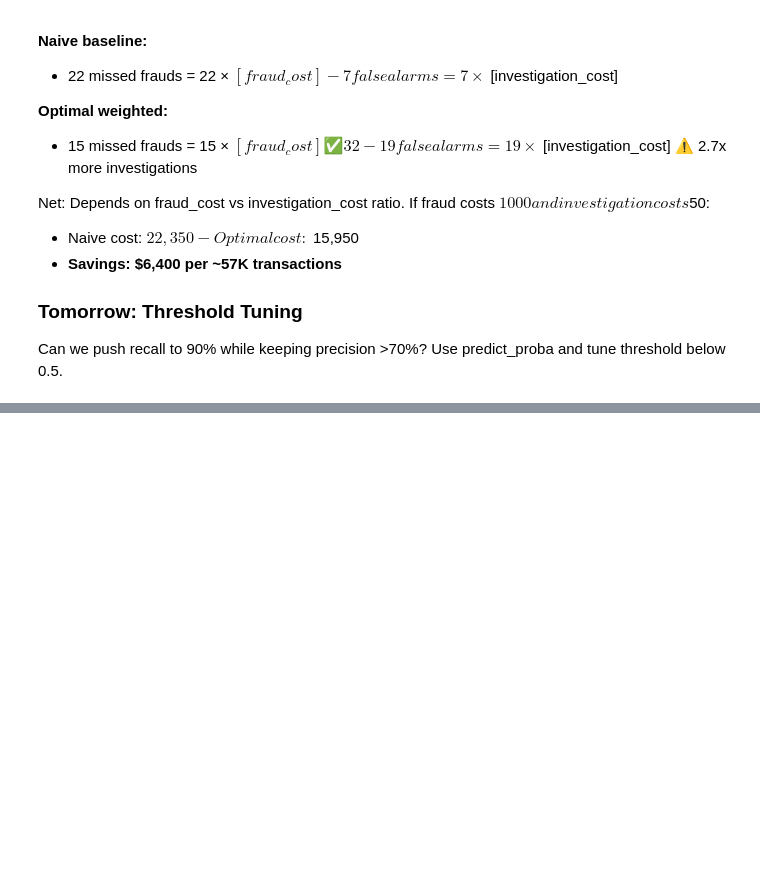
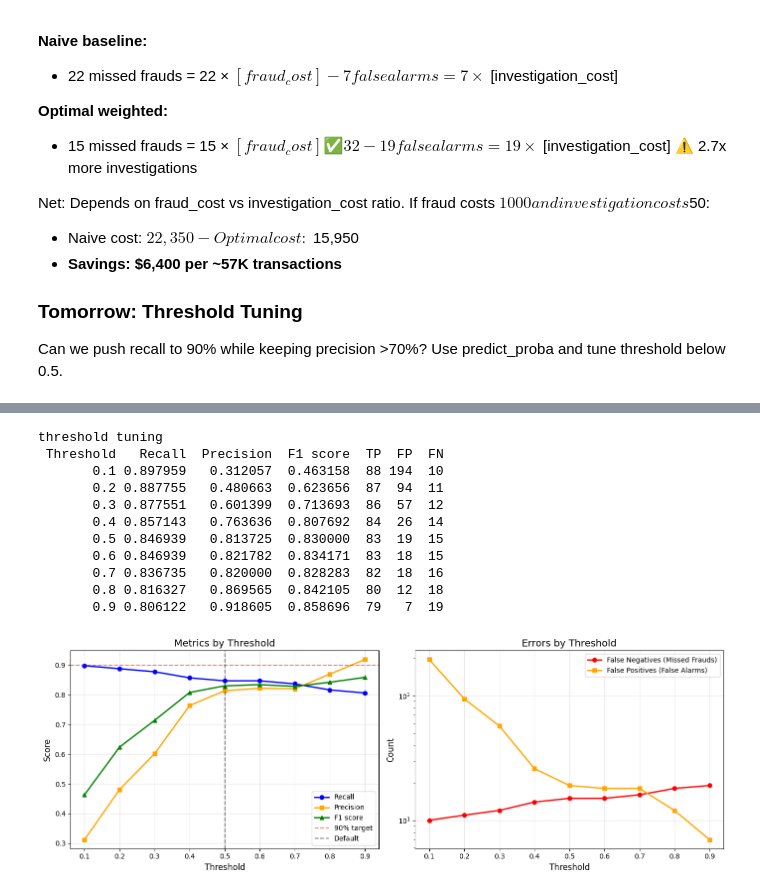
Before and after one commit to Dereger325/credit-card-fraud-detection, a Jupyter notebook: fraud_detection.ipynb, the cells around one changed output, grey strips where cells are left out. Drawn from its saved outputs; the diff is of its cells as text; code cells hidden in the pictures; blank space fills up the shorter version.

```diff
--- a/fraud_detection.ipynb
+++ b/fraud_detection.ipynb
@@ -866,0 +904,69 @@ Use predict_proba and tune threshold below 0.5.
+# %%
+thresholds = [0.1,0.2,0.3,0.4,0.5,0.6,0.7,0.8,0.9]
+results = []
+
+for threshold in thresholds:
+    pred = (optimal_proba >= threshold).astype(int)
+
+    cm = confusion_matrix(Y_test,pred)
+    tn,fp,fn,tp = cm.ravel()
+
+    results.append  ({
+        'Threshold' : threshold,
+        'Recall' : recall_score(Y_test,pred,zero_division = 0),
+        'Precision': precision_score(Y_test,pred,zero_division = 0),
+        'F1 score' : f1_score(Y_test,pred,zero_division = 0),
+        'TP' : tn,
+        'FP' : fp,
+        'FN' : fn,
+        'TP' : tp
+    })
+results_df = pd.DataFrame(results)
+print('threshold tuning')
+print(results_df.to_string(index = False))
+
+# Visualize tradeoff
+fig, axes = plt.subplots(1, 2, figsize=(14, 5))
+
+# Precision vs Recall
+axes[0].plot(results_df['Threshold'], results_df['Recall'],
+             marker='o', linewidth=2, label='Recall', color='blue')
+axes[0].plot(results_df['Threshold'], results_df['Precision'],
+             marker='s', linewidth=2, label='Precision', color='orange')
+axes[0].plot(results_df['Threshold'], results_df['F1 score'],
+             marker='^', linewidth=2, label='F1 score', color='green')
+axes[0].axhline(y=0.9, color='red', linestyle='--', alpha=0.5, label='90% target')
+axes[0].axvline(x=0.5, color='black', linestyle='--', alpha=0.5, label='Default')
+axes[0].set_xlabel('Threshold', fontsize=12)
+axes[0].set_ylabel('Score', fontsize=12)
+axes[0].set_title('Metrics by Threshold', fontsize=14)
+axes[0].legend()
+axes[0].grid(alpha=0.3)
+
+# False Positives vs False Negatives
+axes[1].plot(results_df['Threshold'], results_df['FN'],
+             marker='o', linewidth=2, label='False Negatives (Missed Frauds)', color='red')
+axes[1].plot(results_df['Threshold'], results_df['FP'],
+             marker='s', linewidth=2, label='False Positives (False Alarms)', color='orange')
+axes[1].set_xlabel('Threshold', fontsize=12)
+axes[1].set_ylabel('Count', fontsize=12)
+axes[1].set_title('Errors by Threshold', fontsize=14)
+axes[1].legend()
+axes[1].grid(alpha=0.3)
+axes[1].set_yscale('log')
+
+plt.tight_layout()
+plt.show()
+# %% [output]
+threshold tuning
+ Threshold   Recall  Precision  F1 score  TP  FP  FN
+       0.1 0.897959   0.312057  0.463158  88 194  10
+       0.2 0.887755   0.480663  0.623656  87  94  11
+       0.3 0.877551   0.601399  0.713693  86  57  12
+       0.4 0.857143   0.763636  0.807692  84  26  14
+       0.5 0.846939   0.813725  0.830000  83  19  15
+       0.6 0.846939   0.821782  0.834171  83  18  15
+       0.7 0.836735   0.820000  0.828283  82  18  16
+       0.8 0.816327   0.869565  0.842105  80  12  18
+       0.9 0.806122   0.918605  0.858696  79   7  19
+[figure, added]
```
Also changed, not shown: parts of 7 cells of this notebook.
